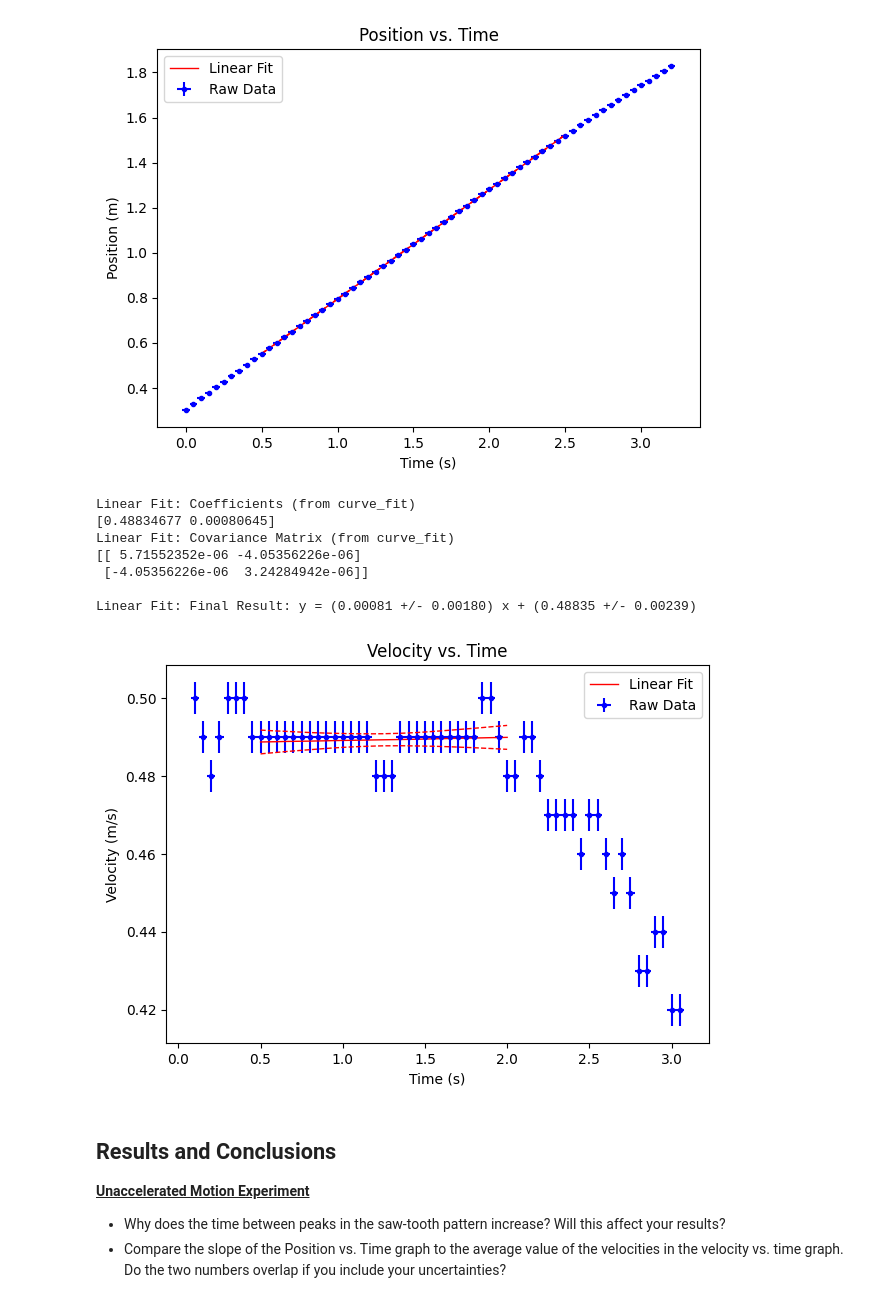
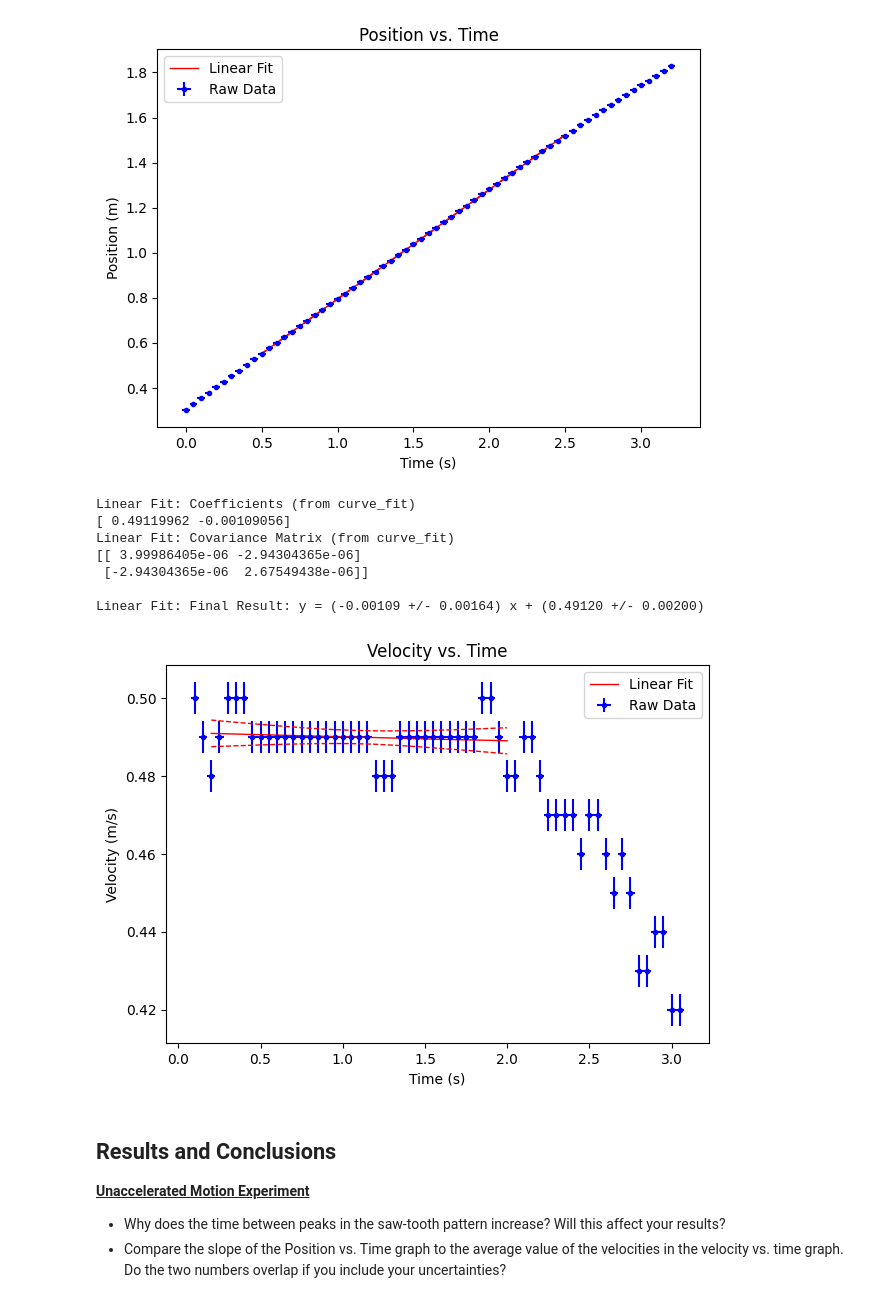
Before and after one commit to nmack21/PhysicsLabs, a Jupyter notebook: PHYS201/Lab2.ipynb, the cells around one changed output. Drawn from its saved outputs; the diff is of its cells as text; code cells hidden in the pictures.

```diff
--- a/PHYS201/Lab2.ipynb
+++ b/PHYS201/Lab2.ipynb
@@ -368,39 +368,39 @@ fig=plt.figure(figsize=(7,5), dpi= 100, facecolor='w', edgecolor='k')
 
 # Gets the data values for x and y
 x_data = time.values.reshape(-1, 1)
 y_data = position.values.reshape(-1, 1)
 xi = df['Time (s) Run #1'].to_numpy()
 yi = df['Velocity (m/s) Run #1'].to_numpy()
 
 Delta_v = delta_Delta_x/Delta_t
 
 # Creates the base plot with titles
 # df.plot(x='Time (s)', y='Position (m)', kind ='scatter')
 plt.errorbar(x_data,y_data,Delta_v,Delta_t,'b.',label='Raw Data')
 plt.ylabel('Velocity (m/s)')
 plt.xlabel('Time (s)')
 plt.title('Velocity vs. Time')
 
 # Takes the x and y values to make a trendline
 #intercept, slope = linear_fit_plot(x_data,y_data)
-intercept2, slope2, dintercept2, dslope2 = linear_fit_plot_errors(xi,yi,0.5,2.0)
+intercept2, slope2, dintercept2, dslope2 = linear_fit_plot_errors(xi,yi,x_low=0.2,x_high=2.0,labelstring="Linear Fit",linestring="r-")
 
 # Adds the legend to the plot
 plt.legend()
 
 # Displays the plot
 plt.show()
 
 print("")
 # %% [output]
 Linear Fit: Coefficients (from curve_fit)
-[0.48834677 0.00080645]
+[ 0.49119962 -0.00109056]
 Linear Fit: Covariance Matrix (from curve_fit)
-[[ 5.71552352e-06 -4.05356226e-06]
- [-4.05356226e-06  3.24284942e-06]]
+[[ 3.99986405e-06 -2.94304365e-06]
+ [-2.94304365e-06  2.67549438e-06]]
 
-Linear Fit: Final Result: y = (0.00081 +/- 0.00180) x + (0.48835 +/- 0.00239)
+Linear Fit: Final Result: y = (-0.00109 +/- 0.00164) x + (0.49120 +/- 0.00200)
-[figure, old version]
+[figure, new version]
 # %% [markdown]
 ## Results and Conclusions
 <u>**Unaccelerated Motion Experiment**</u>
```
Also changed, not shown: parts of 5 cells of this notebook.
